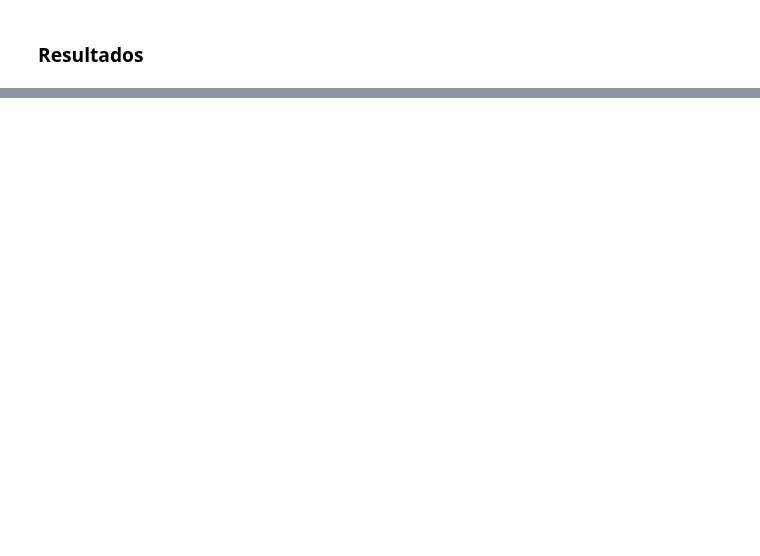
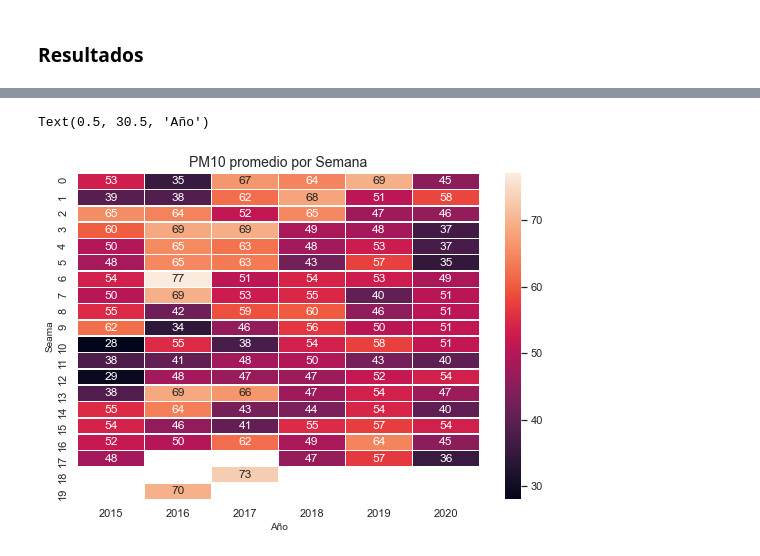
Before and after one commit to DanielBustillos/pollution_COVID_CDMX, a Jupyter notebook: analysis_pollution_level.ipynb, the cells around one changed output, grey strips where cells are left out. Saved outputs shown, nothing was run; the diff lists cells and outputs as text; code cells hidden in the pictures; blank space fills up the shorter version.

```diff
--- a/analysis_pollution_level.ipynb
+++ b/analysis_pollution_level.ipynb
@@ -72 +92,14 @@ df_append['mes'] = df_append['mes'].astype(int)
+# %%
+week_list = []
+for row in range(len(df_append)):
+    year = df_append.loc[row, "año"]
+    month = df_append.loc[row, "mes"]
+    day = df_append.loc[row, "dia"]
+    week =  datetime.date(int(year), int(month), int(day)).isocalendar()[1]
+    week_list.append(week)
+
+df_append['week'] = week_list
+
+df_append['año'] = df_append['año'].astype(int)
+df_append['mes'] = df_append['mes'].astype(int)
 # %%
@@ -182,0 +208,10 @@ fmri
+# %%
+a = pd.pivot_table(df_append, values=contaminante, columns='año', index='week', aggfunc='mean').reset_index(drop=True)
+f, ax = plt.subplots(figsize=(9, 6))
+sns.heatmap(a, annot=True, linewidths=.5, ax=ax)
+ax.set_title(contaminante + ' promedio por Semana', fontsize=14)
+ax.set_ylabel('Seama', fontsize=10)
+ax.set_xlabel('Año', fontsize=10)
+# %% [output]
+Text(0.5, 30.5, 'Año')
+[figure, added]
```
Also changed, not shown: parts of 28 cells of this notebook.
